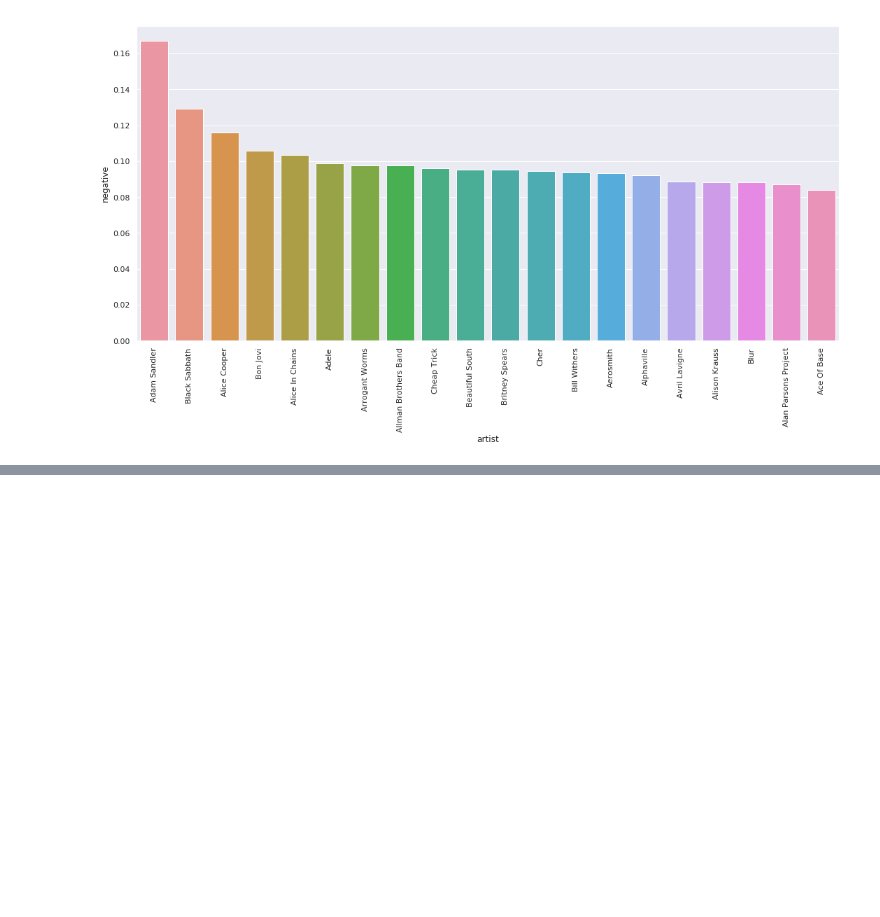
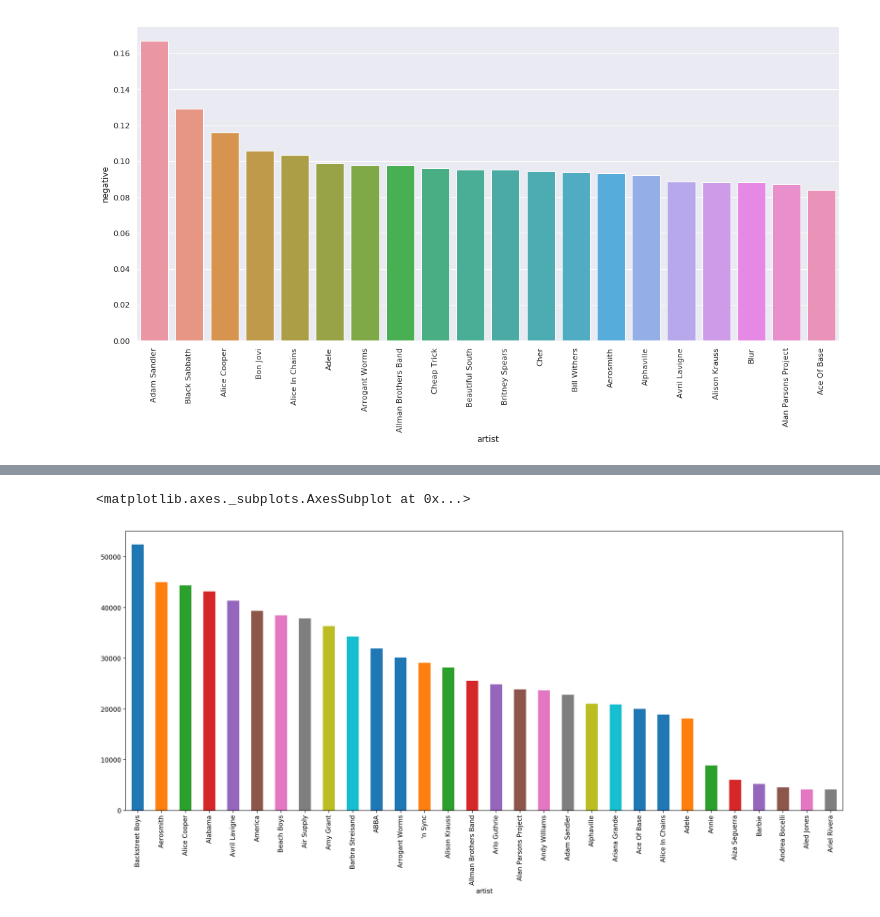
Before and after one commit to sakshijawarani/sys6018-final-project, a Jupyter notebook: eda_audio_features.ipynb, the cells around one changed output, grey strips where cells are left out. Saved outputs shown, nothing was run; the diff lists cells and outputs as text; code cells hidden in the pictures; blank space fills up the shorter version.

```diff
--- a/eda_audio_features.ipynb
+++ b/eda_audio_features.ipynb
@@ -229,0 +265,6 @@ for item in ax.get_xticklabels():
+# %%
+fig=plt.figure(figsize=(20,8), dpi= 200)
+lyrics.groupby(['artist'])['word_count'].sum().head(30).sort_values(ascending=False).plot(kind='bar')
+# %% [output]
+<matplotlib.axes._subplots.AxesSubplot at 0x...>
+[figure, added]
```
Also changed, not shown: parts of 4 cells of this notebook.
